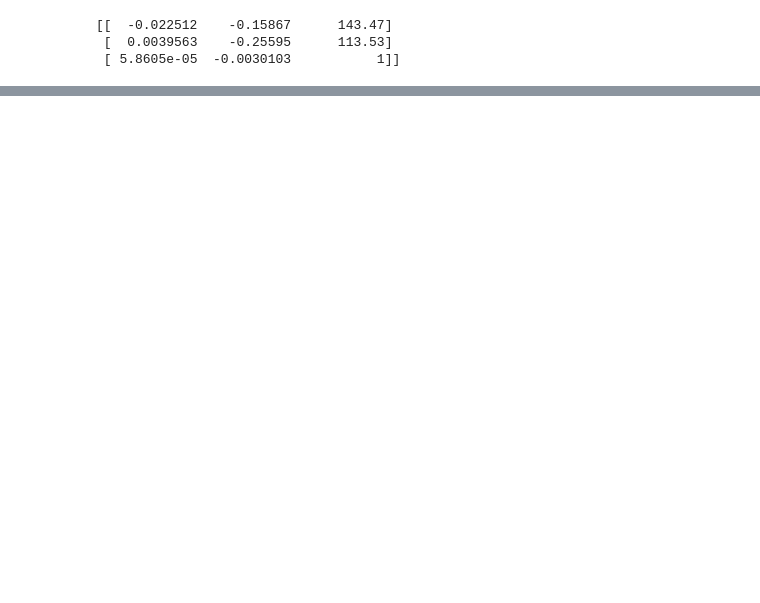
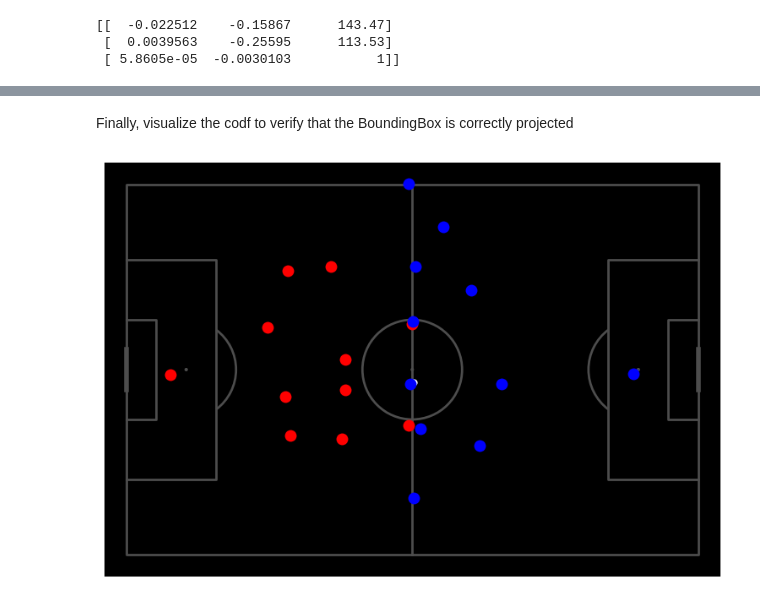
Before and after one commit to AtomScott/SportsLabKit, a Jupyter notebook: notebooks/02_user_guide/bbdf_to_codf.ipynb, the cells around one changed output, grey strips where cells are left out. Cells and saved outputs as stored; diff of their text form; code cells hidden in the pictures; blank space fills up the shorter version.

```diff
--- a/notebooks/02_user_guide/bbdf_to_codf.ipynb
+++ b/notebooks/02_user_guide/bbdf_to_codf.ipynb
@@ -112,0 +88,3 @@ codf.visualize_frame(0)
+# %%
+codf = bbdf.to_codf(cam.H, method='bottom_middle')
+show_df(codf.head())
@@ -112,0 +101,6 @@ codf.visualize_frame(0)
+# %% [markdown]
+Finally, visualize the codf to verify that the BoundingBox is correctly projected
+# %%
+vis_codf = codf.visualize_frame(1, home_key='0', away_key='1', ball_key='BALL')
+# %% [output]
+[figure, added]
```
Also changed, not shown: parts of 14 cells of this notebook.
